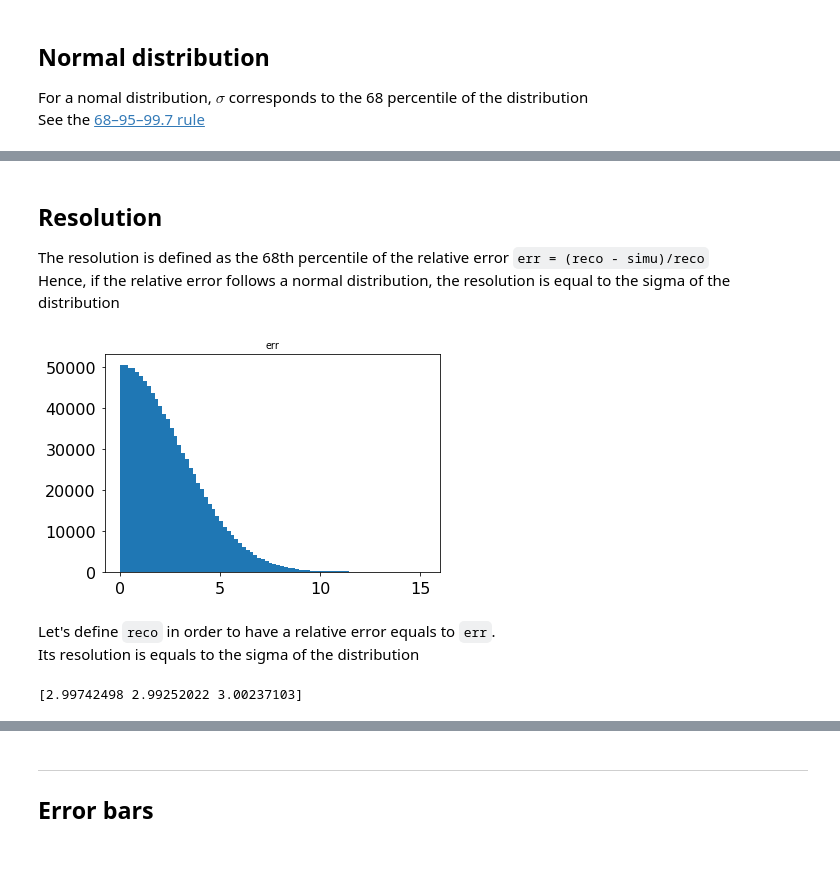
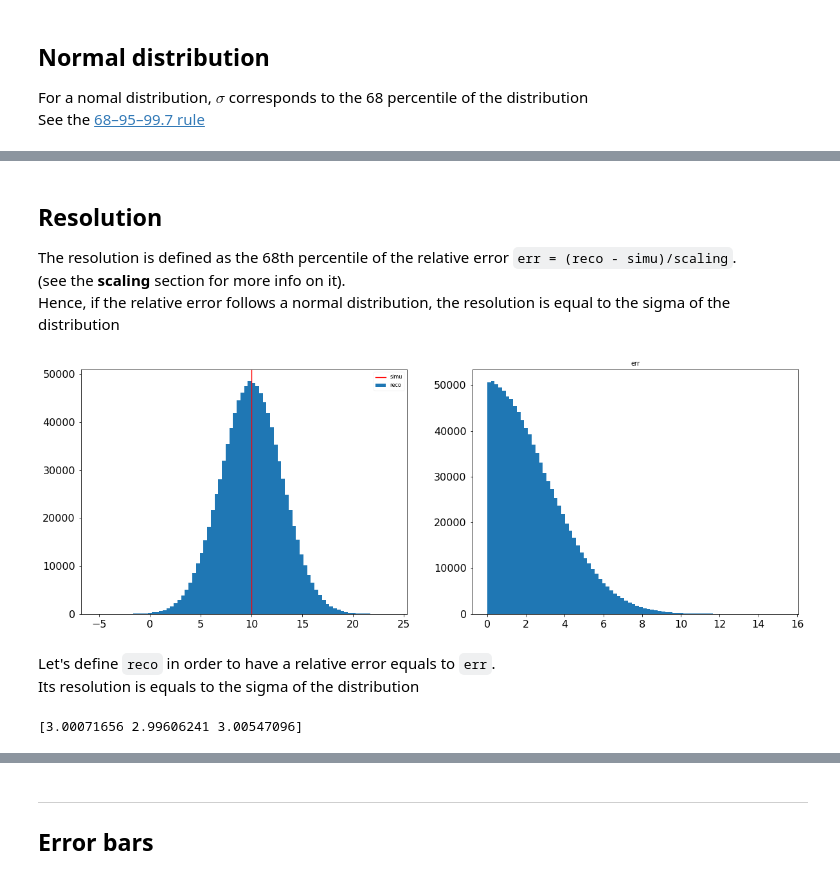
Before and after one commit to cta-observatory/ctaplot, a Jupyter notebook: examples/notebooks/resolution_definition.ipynb, the cells around one changed output, grey strips where cells are left out. Drawn from its saved outputs; the diff is of its cells as text; code cells hidden in the pictures.

Commit message:
update doc notebook on resolution

```diff
--- a/examples/notebooks/resolution_definition.ipynb
+++ b/examples/notebooks/resolution_definition.ipynb
@@ -41,22 +41,29 @@ assert np.isclose(sig_99, 3 * scale, rtol=1e-2)
 # %% [markdown]
 ## Resolution
-The resolution is defined as the 68th percentile of the relative error `err = (reco - simu)/reco`
+The resolution is defined as the 68th percentile of the relative error `err = (reco - simu)/scaling`.
+(see the **scaling** section for more info on it).
 Hence, if the relative error follows a normal distribution, the resolution is equal to the sigma of the distribution
-# %%
-err = np.abs(X - loc)
-simu = loc * np.ones(X.shape[0])
-plt.hist(err, bins=80)
-plt.title('err')
-plt.show()
-# %% [output]
-[figure, removed]
+# %%
+simu = loc * np.ones(X.shape[0])
+reco = np.random.normal(loc=loc, scale=scale, size=X.shape[0])
+
+err = np.abs(simu - reco)
+
+fig, axes = plt.subplots(1, 2, figsize=(20,7))
+axes[0].hist(reco, bins=80, label='reco')
+axes[0].axvline(loc, 0, 1, color='red', label='simu')
+axes[0].legend()
+axes[1].hist(err, bins=80)
+axes[1].set_title('err')
+plt.show()
+# %% [output]
+[figure, added]
 # %% [markdown]
 Let's define `reco` in order to have a relative error equals to `err`.
 Its resolution is equals to the sigma of the distribution
 # %%
-reco = simu / (1 - (X - loc))
-res = resolution(simu, reco)
+res = resolution(simu, reco, relative_scaling_method=None)
 print(res)
 assert np.isclose(res[0], scale, rtol=1e-2)
 # %% [output]
-[2.99742498 2.99252022 3.00237103]
+[3.00071656 2.99606241 3.00547096]
```
Also changed, not shown: parts of 11 cells of this notebook.
